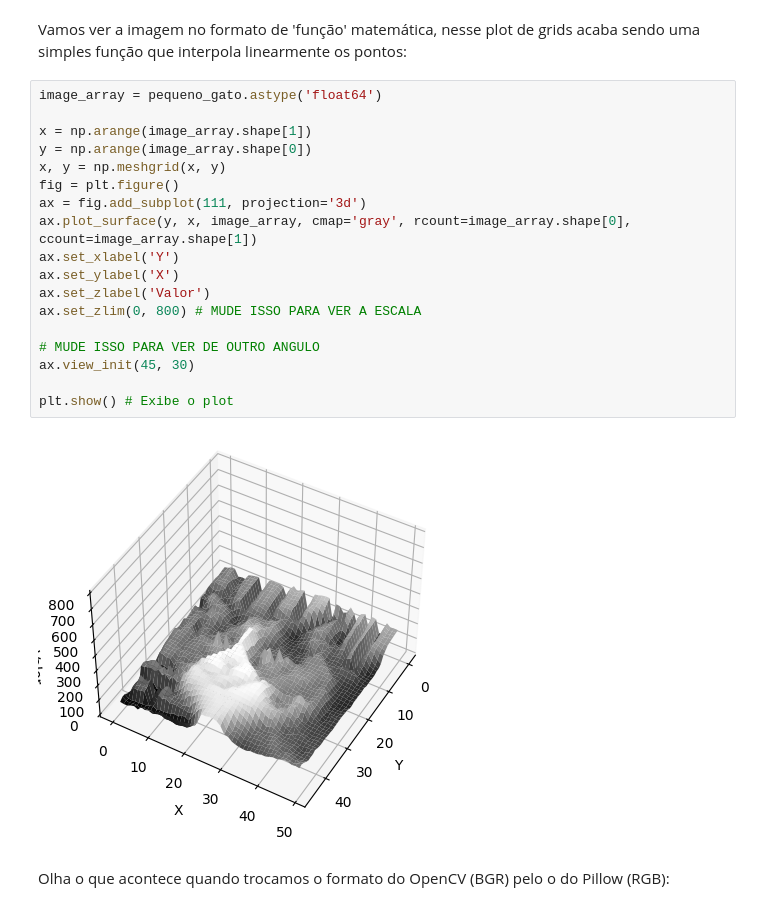
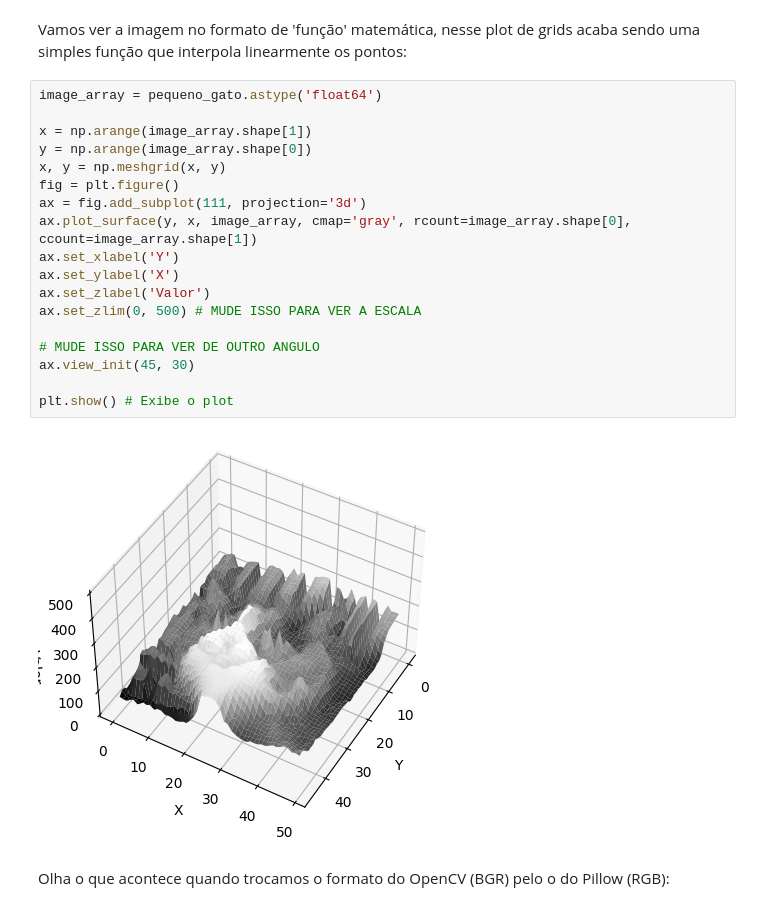
Before and after one commit to fbaltor/cm203, a Jupyter notebook: notebooks/intro_lab01/intro_lab01.ipynb, the cells around one changed output. Saved outputs shown, nothing was run; the diff lists cells and outputs as text.

```diff
--- a/notebooks/intro_lab01/intro_lab01.ipynb
+++ b/notebooks/intro_lab01/intro_lab01.ipynb
@@ -180,23 +180,23 @@ Vamos ver a imagem no formato de 'função' matemática, nesse plot de grids aca
 # %%
 image_array = pequeno_gato.astype('float64')
 
 x = np.arange(image_array.shape[1])
 y = np.arange(image_array.shape[0])
 x, y = np.meshgrid(x, y)
 fig = plt.figure()
 ax = fig.add_subplot(111, projection='3d')
 ax.plot_surface(y, x, image_array, cmap='gray', rcount=image_array.shape[0], ccount=image_array.shape[1])
 ax.set_xlabel('Y')
 ax.set_ylabel('X')
 ax.set_zlabel('Valor')
-ax.set_zlim(0, 800) # MUDE ISSO PARA VER A ESCALA
+ax.set_zlim(0, 500) # MUDE ISSO PARA VER A ESCALA
 
 # MUDE ISSO PARA VER DE OUTRO ANGULO
 ax.view_init(45, 30)
 
 plt.show() # Exibe o plot
 # %% [output]
-[figure, old version]
+[figure, new version]
 # %% [markdown]
 Olha o que acontece quando trocamos o formato do OpenCV (BGR) pelo o do Pillow (RGB):
 # %%
```
Also changed, not shown: parts of 13 cells of this notebook.
